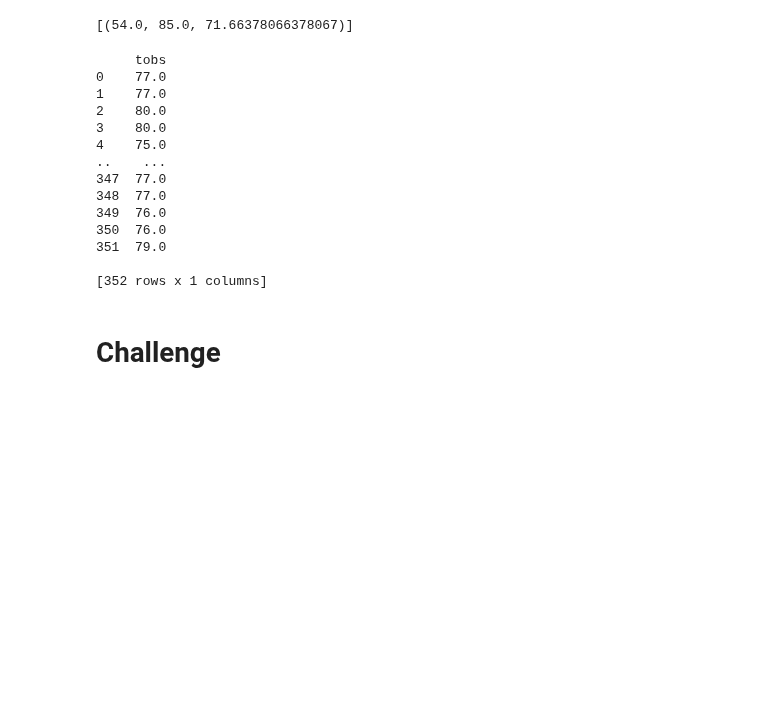
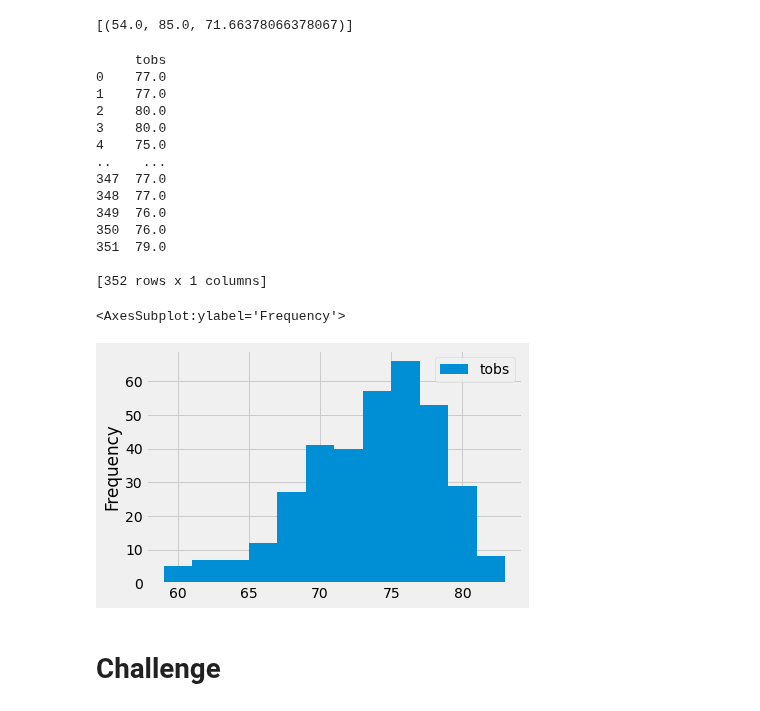
Before and after one commit to caromoreno22/surfs_up, a Jupyter notebook: climate_analysis.ipynb, the cells around one changed output. Saved outputs shown, nothing was run; the diff lists cells and outputs as text; code cells hidden in the pictures; blank space fills up the shorter version.

```diff
--- a/climate_analysis.ipynb
+++ b/climate_analysis.ipynb
@@ -99,26 +99,29 @@ filter(Measurement.station == 'USC00519281').all()
 # %%
 # Choose the station with the highest number of temperature observations.
 # Query the last 12 months of temperature observation data for this station and plot the results as a histogram
 results = session.query(Measurement.tobs).\
 filter(Measurement.station == 'USC00519281').\
 filter(Measurement.date >= prev_year).all()
 df = pd.DataFrame(results, columns=['tobs'])
 print(df)
+df.plot.hist(bins=12)
 # %% [output]
      tobs
 0    77.0
 1    77.0
 2    80.0
 3    80.0
 4    75.0
 ..    ...
 347  77.0
 348  77.0
 349  76.0
 350  76.0
 351  79.0
 
 [352 rows x 1 columns]
+<AxesSubplot:ylabel='Frequency'>
+[figure, added]
 # %%
 # Write a function called `calc_temps` that will accept start date and end date in the format '%Y-%m-%d'
 # and return the minimum, average, and maximum temperatures for that range of dates
```
Also changed, not shown: 1 other file.
